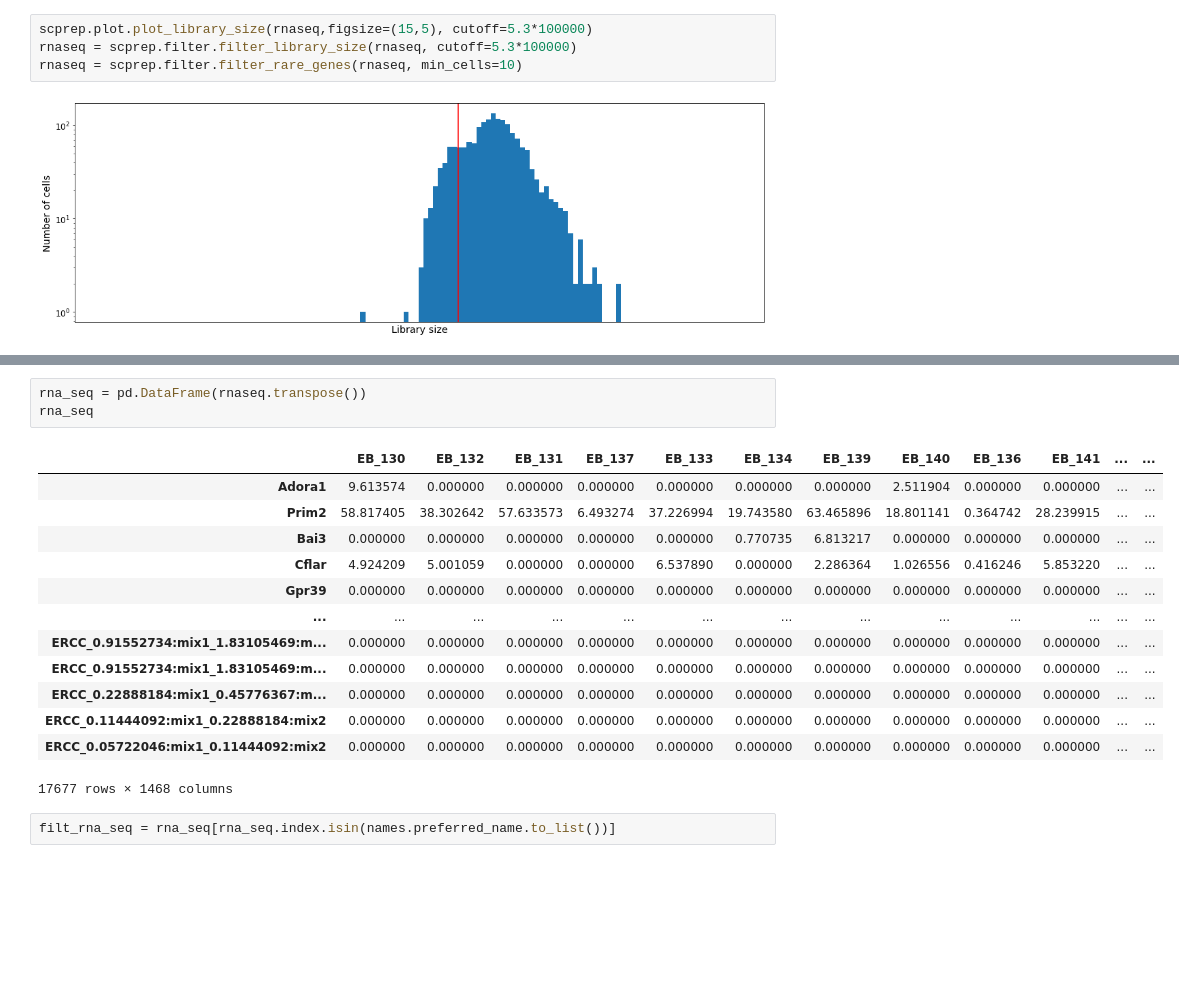
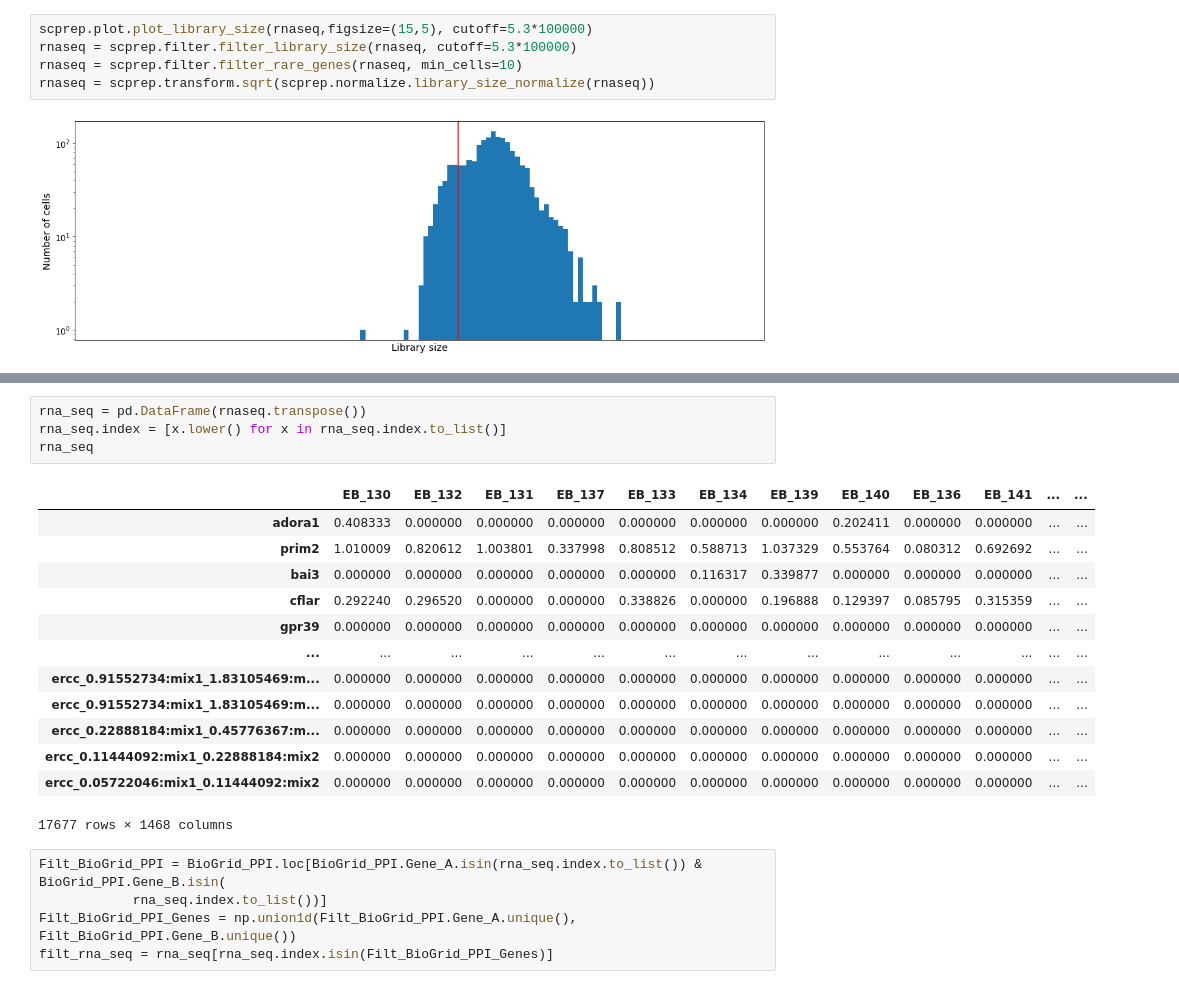
Before and after one commit to RaminHasibi/GraphFeatureAutoencoder, a Jupyter notebook: rnaPreprocess.ipynb, the cells around one changed output, grey strips where cells are left out. Saved outputs shown, nothing was run; the diff lists cells and outputs as text; blank space fills up the shorter version.

```diff
--- a/rnaPreprocess.ipynb
+++ b/rnaPreprocess.ipynb
@@ -25,6 +36,7 @@ rnaseq
 scprep.plot.plot_library_size(rnaseq,figsize=(15,5), cutoff=5.3*100000)
 rnaseq = scprep.filter.filter_library_size(rnaseq, cutoff=5.3*100000)
 rnaseq = scprep.filter.filter_rare_genes(rnaseq, min_cells=10)
+rnaseq = scprep.transform.sqrt(scprep.normalize.library_size_normalize(rnaseq))
 # %% [output]
 [figure]
 # %%
@@ -119,22 +81,26 @@ names
 # %%
 rna_seq = pd.DataFrame(rnaseq.transpose())
+rna_seq.index = [x.lower() for x in rna_seq.index.to_list()]
 rna_seq
 # %% [output]
 |  | EB_130 | EB_132 | EB_131 | EB_137 | EB_133 | EB_134 | EB_139 | EB_140 | EB_136 | EB_141 | ... | ... |
-| Adora1 | 9.613574 | 0.000000 | 0.000000 | 0.000000 | 0.000000 | 0.000000 | 0.000000 | 2.511904 | 0.000000 | 0.000000 | ... | ... |
-| Prim2 | 58.817405 | 38.302642 | 57.633573 | 6.493274 | 37.226994 | 19.743580 | 63.465896 | 18.801141 | 0.364742 | 28.239915 | ... | ... |
-| Bai3 | 0.000000 | 0.000000 | 0.000000 | 0.000000 | 0.000000 | 0.770735 | 6.813217 | 0.000000 | 0.000000 | 0.000000 | ... | ... |
-| Cflar | 4.924209 | 5.001059 | 0.000000 | 0.000000 | 6.537890 | 0.000000 | 2.286364 | 1.026556 | 0.416246 | 5.853220 | ... | ... |
-| Gpr39 | 0.000000 | 0.000000 | 0.000000 | 0.000000 | 0.000000 | 0.000000 | 0.000000 | 0.000000 | 0.000000 | 0.000000 | ... | ... |
+| adora1 | 0.408333 | 0.000000 | 0.000000 | 0.000000 | 0.000000 | 0.000000 | 0.000000 | 0.202411 | 0.000000 | 0.000000 | ... | ... |
+| prim2 | 1.010009 | 0.820612 | 1.003801 | 0.337998 | 0.808512 | 0.588713 | 1.037329 | 0.553764 | 0.080312 | 0.692692 | ... | ... |
+| bai3 | 0.000000 | 0.000000 | 0.000000 | 0.000000 | 0.000000 | 0.116317 | 0.339877 | 0.000000 | 0.000000 | 0.000000 | ... | ... |
+| cflar | 0.292240 | 0.296520 | 0.000000 | 0.000000 | 0.338826 | 0.000000 | 0.196888 | 0.129397 | 0.085795 | 0.315359 | ... | ... |
+| gpr39 | 0.000000 | 0.000000 | 0.000000 | 0.000000 | 0.000000 | 0.000000 | 0.000000 | 0.000000 | 0.000000 | 0.000000 | ... | ... |
 | ... | ... | ... | ... | ... | ... | ... | ... | ... | ... | ... | ... | ... |
-| ERCC_0.91552734:mix1_1.83105469:m... | 0.000000 | 0.000000 | 0.000000 | 0.000000 | 0.000000 | 0.000000 | 0.000000 | 0.000000 | 0.000000 | 0.000000 | ... | ... |
-| ERCC_0.91552734:mix1_1.83105469:m... | 0.000000 | 0.000000 | 0.000000 | 0.000000 | 0.000000 | 0.000000 | 0.000000 | 0.000000 | 0.000000 | 0.000000 | ... | ... |
-| ERCC_0.22888184:mix1_0.45776367:m... | 0.000000 | 0.000000 | 0.000000 | 0.000000 | 0.000000 | 0.000000 | 0.000000 | 0.000000 | 0.000000 | 0.000000 | ... | ... |
-| ERCC_0.11444092:mix1_0.22888184:mix2 | 0.000000 | 0.000000 | 0.000000 | 0.000000 | 0.000000 | 0.000000 | 0.000000 | 0.000000 | 0.000000 | 0.000000 | ... | ... |
-| ERCC_0.05722046:mix1_0.11444092:mix2 | 0.000000 | 0.000000 | 0.000000 | 0.000000 | 0.000000 | 0.000000 | 0.000000 | 0.000000 | 0.000000 | 0.000000 | ... | ... |
+| ercc_0.91552734:mix1_1.83105469:m... | 0.000000 | 0.000000 | 0.000000 | 0.000000 | 0.000000 | 0.000000 | 0.000000 | 0.000000 | 0.000000 | 0.000000 | ... | ... |
+| ercc_0.91552734:mix1_1.83105469:m... | 0.000000 | 0.000000 | 0.000000 | 0.000000 | 0.000000 | 0.000000 | 0.000000 | 0.000000 | 0.000000 | 0.000000 | ... | ... |
+| ercc_0.22888184:mix1_0.45776367:m... | 0.000000 | 0.000000 | 0.000000 | 0.000000 | 0.000000 | 0.000000 | 0.000000 | 0.000000 | 0.000000 | 0.000000 | ... | ... |
+| ercc_0.11444092:mix1_0.22888184:mix2 | 0.000000 | 0.000000 | 0.000000 | 0.000000 | 0.000000 | 0.000000 | 0.000000 | 0.000000 | 0.000000 | 0.000000 | ... | ... |
+| ercc_0.05722046:mix1_0.11444092:mix2 | 0.000000 | 0.000000 | 0.000000 | 0.000000 | 0.000000 | 0.000000 | 0.000000 | 0.000000 | 0.000000 | 0.000000 | ... | ... |
 17677 rows × 1468 columns
-# %%
-filt_rna_seq = rna_seq[rna_seq.index.isin(names.preferred_name.to_list())]
+# %%
+Filt_BioGrid_PPI = BioGrid_PPI.loc[BioGrid_PPI.Gene_A.isin(rna_seq.index.to_list()) & BioGrid_PPI.Gene_B.isin(
+            rna_seq.index.to_list())]
+Filt_BioGrid_PPI_Genes = np.union1d(Filt_BioGrid_PPI.Gene_A.unique(), Filt_BioGrid_PPI.Gene_B.unique())
+filt_rna_seq = rna_seq[rna_seq.index.isin(Filt_BioGrid_PPI_Genes)]
 # %%
 filt_rna_seq
 # %% [output]
```
Also changed, not shown: parts of 77 cells of this notebook, 2 other files.
